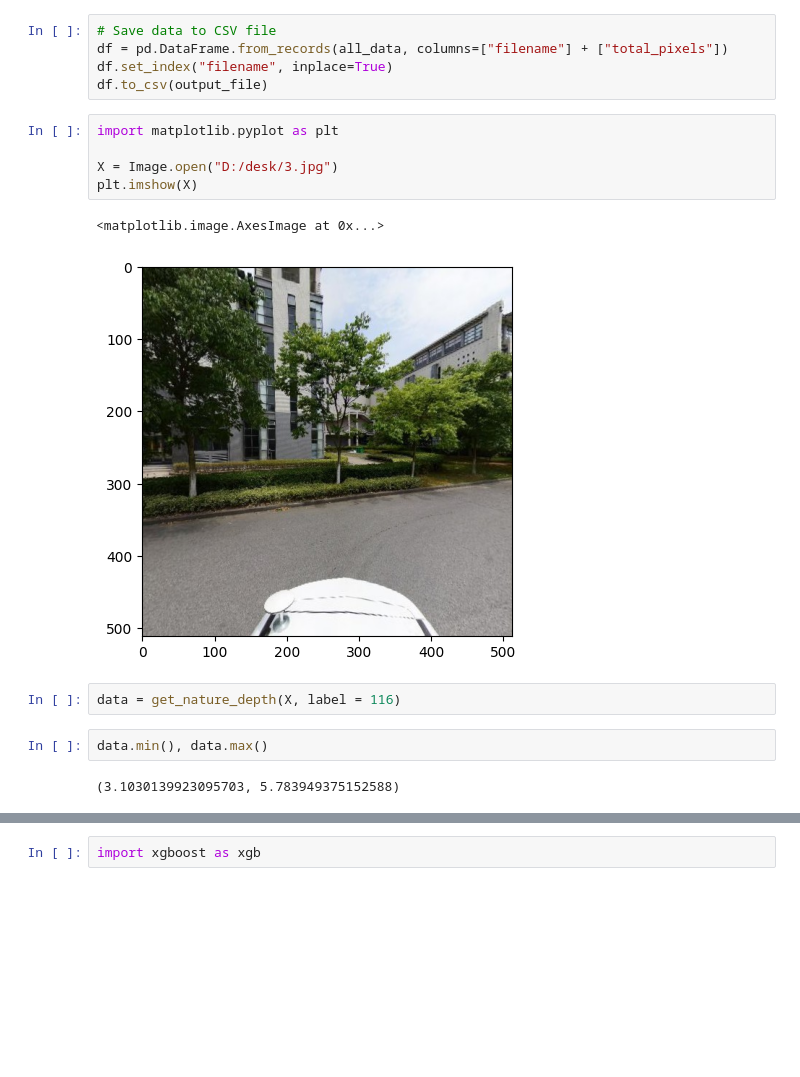
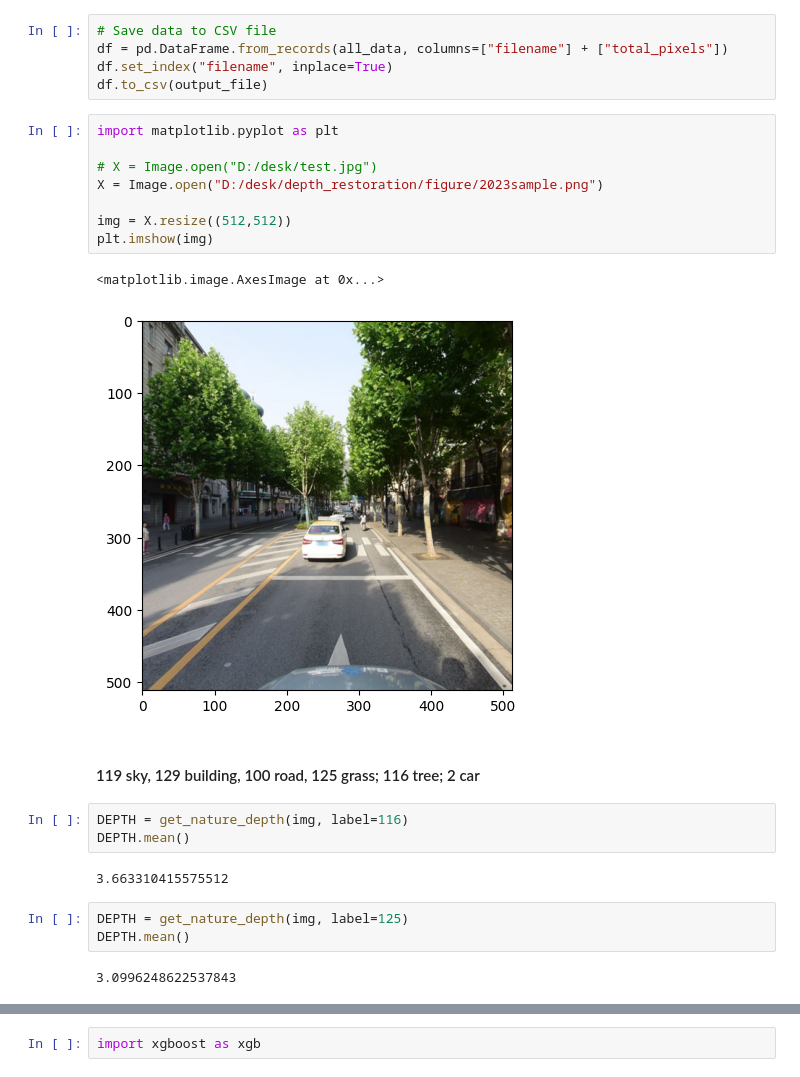
Before and after one commit to MMHHRR/Perception_distance, a Jupyter notebook: code/restoration_depth.ipynb, the cells around one changed output, grey strips where cells are left out. Cells and saved outputs as stored; diff of their text form; blank space fills up the shorter version.

```diff
--- a/code/restoration_depth.ipynb
+++ b/code/restoration_depth.ipynb
@@ -98,16 +97,25 @@ df.to_csv(output_file)
 # %%
 import matplotlib.pyplot as plt
 
-X = Image.open("D:/desk/3.jpg")
-plt.imshow(X)
+# X = Image.open("D:/desk/test.jpg")
+X = Image.open("D:/desk/depth_restoration/figure/2023sample.png")
+
+img = X.resize((512,512))
+plt.imshow(img)
 # %% [output]
 <matplotlib.image.AxesImage at 0x...>
-[figure, old version]
+[figure, new version]
+# %% [markdown]
+#### 119 sky, 129 building, 100 road, 125 grass; 116 tree; 2 car
 # %%
-data = get_nature_depth(X, label = 116)
+DEPTH = get_nature_depth(img, label=116)
+DEPTH.mean()
+# %% [output]
+3.663310415575512
-# %%
-data.min(), data.max()
-# %% [output]
-(3.1030139923095703, 5.783949375152588)
+# %%
+DEPTH = get_nature_depth(img, label=125)
+DEPTH.mean()
+# %% [output]
+3.0996248622537843
 # %%
 import matplotlib.pyplot as plt
```
Also changed, not shown: parts of 22 cells of this notebook.
